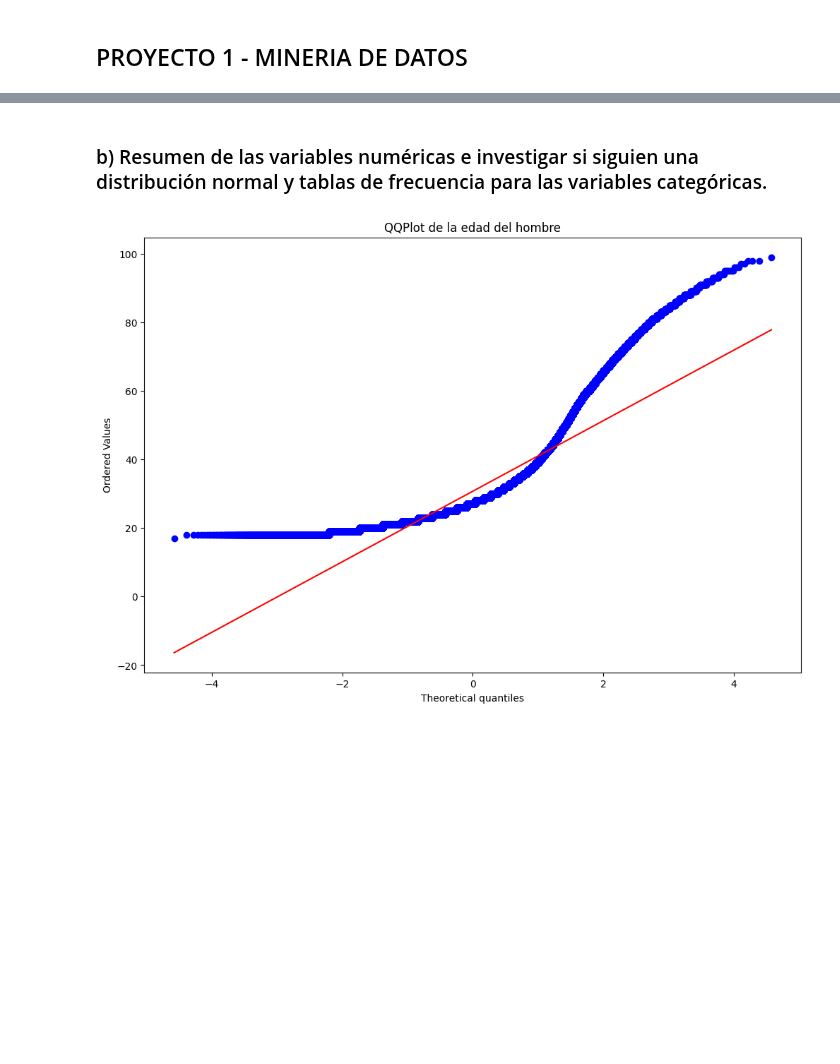
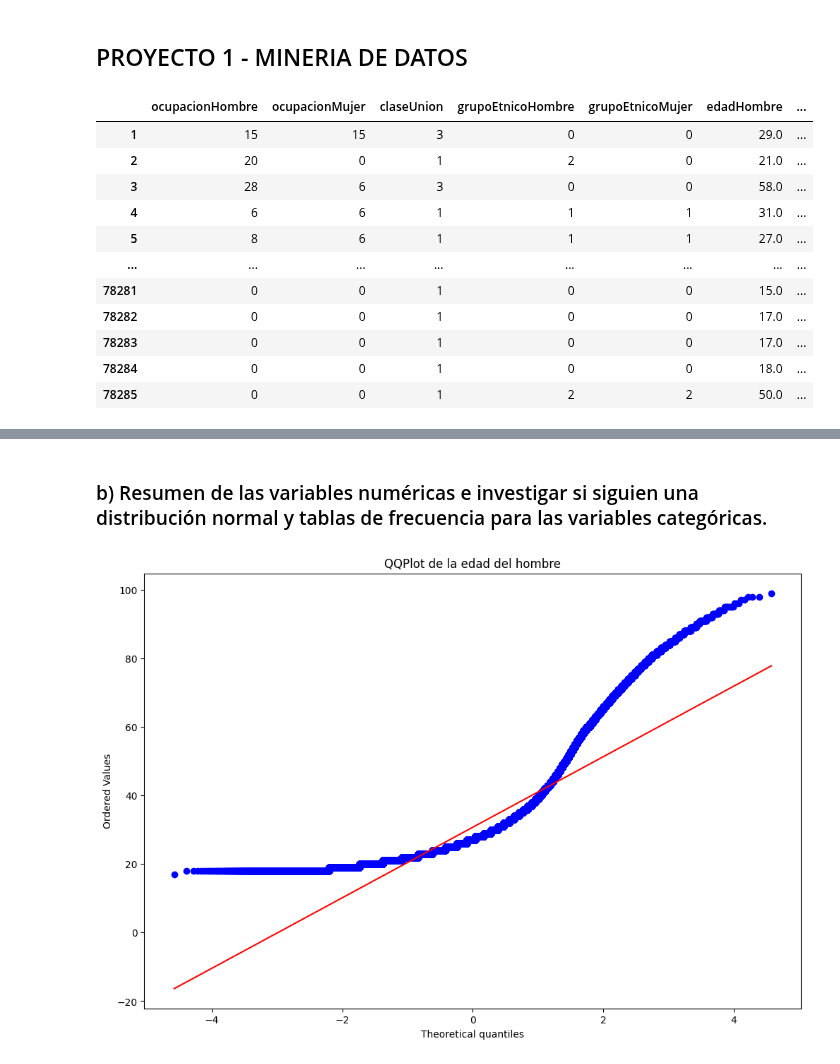
Before and after one commit to MGonza20/Proyecto1_MD, a Jupyter notebook: proyecto_final.ipynb, the cells around one changed output, grey strips where cells are left out. Saved outputs shown, nothing was run; the diff lists cells and outputs as text; code cells hidden in the pictures; blank space fills up the shorter version.

```diff
--- a/proyecto_final.ipynb
+++ b/proyecto_final.ipynb
@@ -47,3 +47,83 @@ meses_ocurrencia = {'Enero':1, 'Febrero':2, 'Marzo':3, 'Abril': 4, 'Mayo': 5, 'J
 mas_ocupaciones = ocupacion_tipos_basico.copy()
 mas_ocupaciones['Suboficiales de las fuerzas armadas'] = 22
 mas_ocupaciones['Trabajadores forestales calificados, pescadores y cazadores'] = 41
+# %%
+# Limpieza data - 2011
+
+columns_use_2011 = []
+
+# Accediendo a códigos de ocupación de hombre y mujer
+code_data_2011 = pd.read_spss('matrimonio2011.sav', convert_categoricals=False)
+code_data_2011 = pd.DataFrame(code_data_2011)
+
+# Renombrando columnas
+code_data_2011.rename(columns={'Ocumuj': 'ocupacionMujer'}, inplace=True)
+code_data_2011.rename(columns={'Ocuhom': 'ocupacionHombre'}, inplace=True)
+
+# Mapeando códigos de ocupación a nombres de ocupación
+code_data_2011['ocupacionMujer'] = code_data_2011['ocupacionMujer'].apply(map_code)
+code_data_2011['ocupacionHombre'] = code_data_2011['ocupacionHombre'].apply(map_code)
+
+# Agregando columnas de ocupación a data
+data_2011 = data_2011.assign(ocupacionHombre=code_data_2011['ocupacionHombre'], ocupacionMujer=code_data_2011['ocupacionMujer'])
+columns_use_2011.extend(['ocupacionHombre', 'ocupacionMujer'])
+
+# Uso de data solamente de personas guatemaltecas
+data_2011 = data_2011[data_2011['Nachom'] == 'Guatemala']
+data_2011 = data_2011[data_2011['Nacmuj'] == 'Guatemala']
+
+# Clase de union en matrimonio
+union_tipos_2011 = {'Comunidad de gananciales': 1, 'Comunidad absoluta': 2, 'Separación absoluta': 3}
+data_2011['claseUnion'] = data_2011['Clauni'].apply(lambda x: union_tipos_2011.get(x, 0))
+columns_use_2011.append('claseUnion')
+
+# Grupo etnico de hombre y mujer
+grupos_etnicos_2011 = {'No indigena': 1, 'Indigena': 2}
+data_2011['grupoEtnicoHombre'] = data_2011['Gethom'].apply(lambda x: grupos_etnicos_2011.get(x, 0))
+data_2011['grupoEtnicoMujer'] = data_2011['Getmuj'].apply(lambda x: grupos_etnicos_2011.get(x, 0))
+columns_use_2011.extend(['grupoEtnicoMujer', 'grupoEtnicoHombre'])
+
+# Edad del hombre
+data_2011['edadHombre'] = data_2011['Edadhom']
+columns_use_2011.append('edadHombre')
+
+# Edad de la mujer
+data_2011['edadMujer'] = data_2011['Edadmuj']
+columns_use_2011.append('edadMujer')
+
+# Nivel de educacion del hombre y de la mujer
+educacion_tipos_2011 = {'Ninguno': 1, 'Primaria': 2, 'Básico': 3, 'Diversificado': 4, 'Universitario': 5}
+data_2011['educacionHombre'] = data_2011['Eschom'].apply(lambda x: educacion_tipos_2011.get(x, 0))
+data_2011['educacionMujer'] = data_2011['Escmuj'].apply(lambda x: educacion_tipos_2011.get(x, 0))
+columns_use_2011.extend(['educacionHombre', 'educacionMujer'])
+
+# Departamento de ocurrencia de matrimonio
+data_2011['departamentoOcurrencia'] = data_2011['Depreg'].apply(lambda x: departamentos_2011_2019.get(x, 0))
+columns_use_2011.append('departamentoOcurrencia')
+
+# Mes de ocurrencia de matrimonio
+data_2011['mesOcurrencia'] = data_2011['Mesreg'].apply(lambda x: meses_ocurrencia.get(x, 0))
+columns_use_2011.append('mesOcurrencia')
+
+# Año de registro de matrimonio
+data_2011['anioRegistro'] = data_2011['Añoreg']
+columns_use_2011.append('anioRegistro')
+
+# data final - 2011
+columns_not_used = [x for x in data_2011.columns if x not in columns_use_2011]
+data_2011_final = data_2011.drop(columns_not_used, axis=1)
+
+data_2011_final
+# %% [output]
+|  | ocupacionHombre | ocupacionMujer | claseUnion | grupoEtnicoHombre | grupoEtnicoMujer | edadHombre | ... |
+| 1 | 15 | 15 | 3 | 0 | 0 | 29.0 | ... |
+| 2 | 20 | 0 | 1 | 2 | 0 | 21.0 | ... |
+| 3 | 28 | 6 | 3 | 0 | 0 | 58.0 | ... |
+| 4 | 6 | 6 | 1 | 1 | 1 | 31.0 | ... |
+| 5 | 8 | 6 | 1 | 1 | 1 | 27.0 | ... |
+| ... | ... | ... | ... | ... | ... | ... | ... |
+| 78281 | 0 | 0 | 1 | 0 | 0 | 15.0 | ... |
+| 78282 | 0 | 0 | 1 | 0 | 0 | 17.0 | ... |
+| 78283 | 0 | 0 | 1 | 0 | 0 | 17.0 | ... |
+| 78284 | 0 | 0 | 1 | 0 | 0 | 18.0 | ... |
+| 78285 | 0 | 0 | 1 | 2 | 2 | 50.0 | ... |
```
Also changed, not shown: parts of 14 cells of this notebook.
